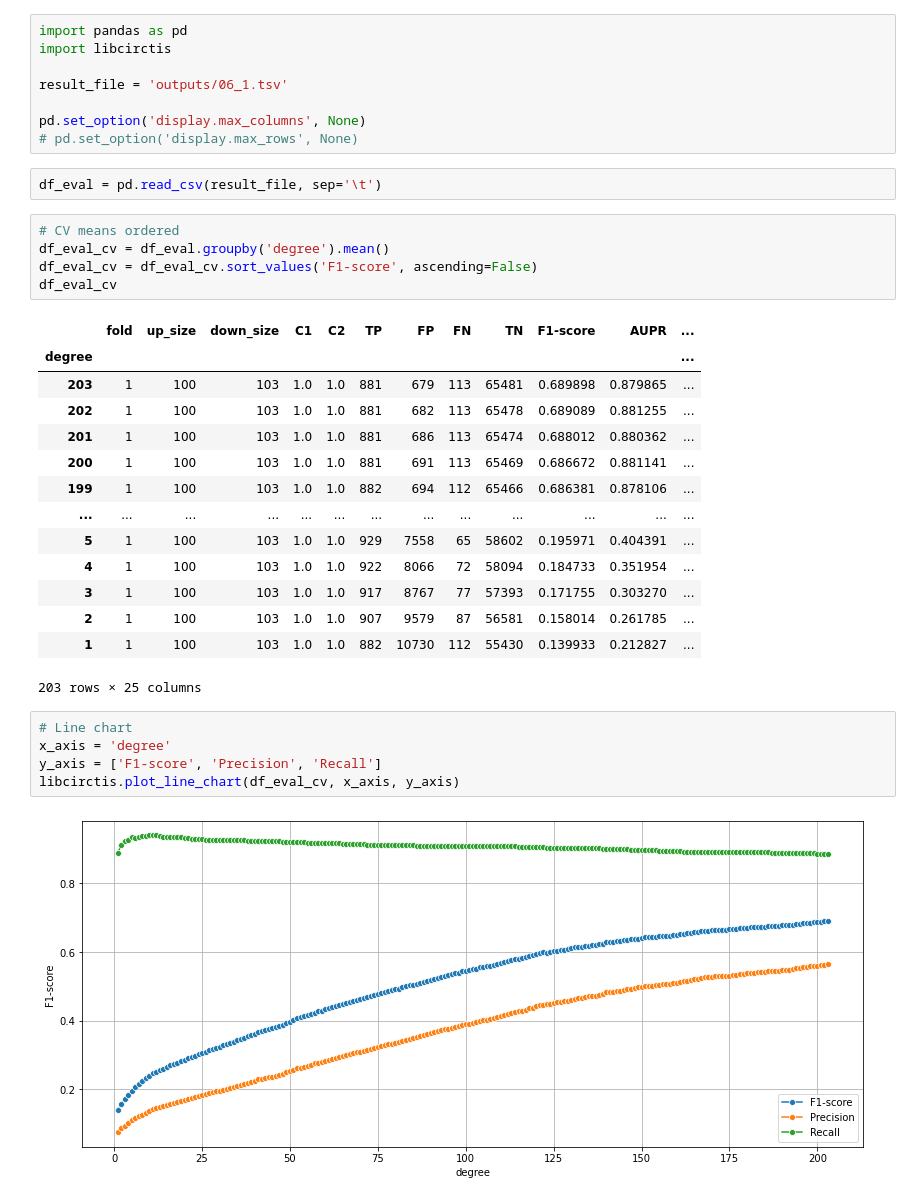
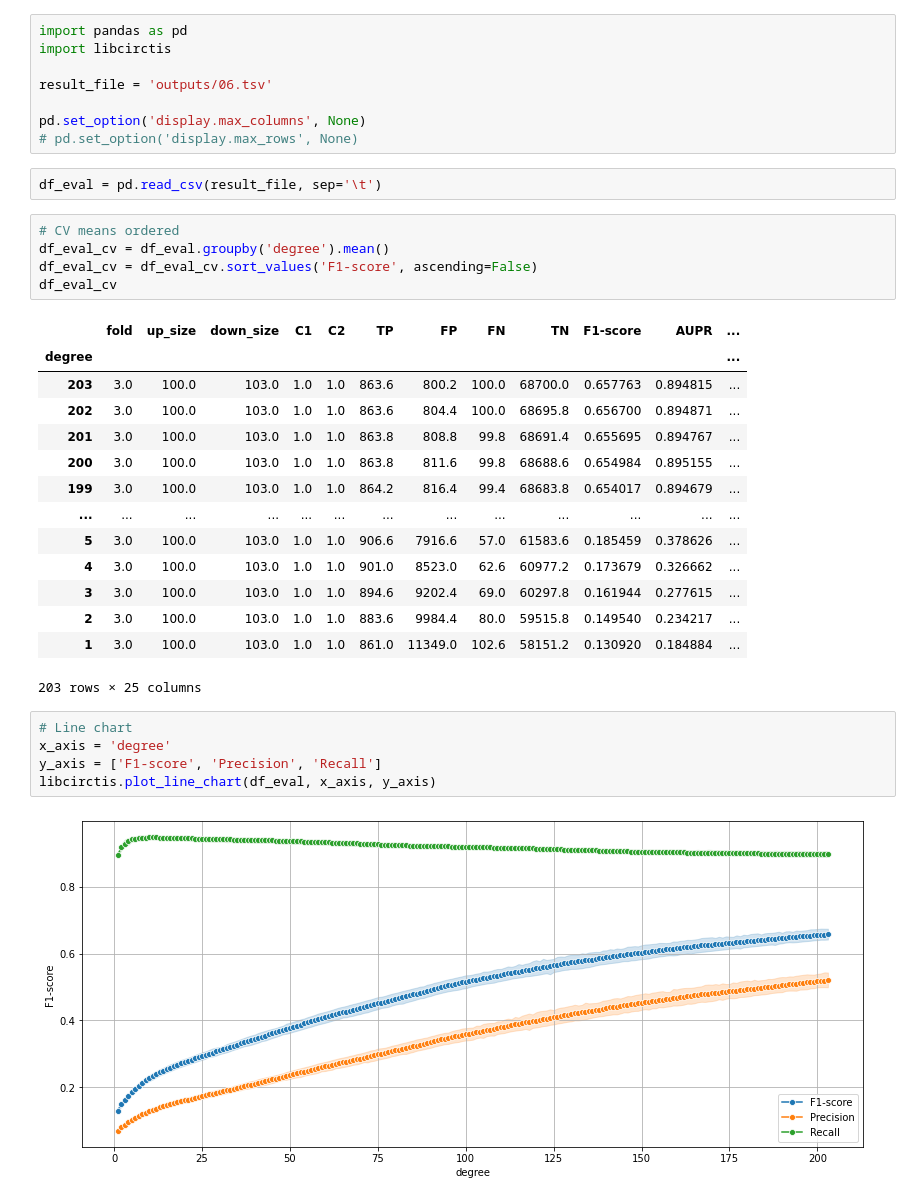
Before and after one commit to denilsonfbar/circTIS-exps-BSB2023, a Jupyter notebook: 06.2_WD_degree_selection_eval.ipynb, the cells around one changed output. Saved outputs shown, nothing was run; the diff lists cells and outputs as text.

```diff
--- a/06.2_WD_degree_selection_eval.ipynb
+++ b/06.2_WD_degree_selection_eval.ipynb
@@ -2,7 +2,7 @@
 import pandas as pd
 import libcirctis
 
-result_file = 'outputs/06_1.tsv'
+result_file = 'outputs/06.tsv'
 
 pd.set_option('display.max_columns', None)
 # pd.set_option('display.max_rows', None)
@@ -16,22 +16,22 @@ df_eval_cv
 # %% [output]
 |  | fold | up_size | down_size | C1 | C2 | TP | FP | FN | TN | F1-score | AUPR | ... |
 | degree |  |  |  |  |  |  |  |  |  |  |  | ... |
-| 203 | 1 | 100 | 103 | 1.0 | 1.0 | 881 | 679 | 113 | 65481 | 0.689898 | 0.879865 | ... |
-| 202 | 1 | 100 | 103 | 1.0 | 1.0 | 881 | 682 | 113 | 65478 | 0.689089 | 0.881255 | ... |
-| 201 | 1 | 100 | 103 | 1.0 | 1.0 | 881 | 686 | 113 | 65474 | 0.688012 | 0.880362 | ... |
-| 200 | 1 | 100 | 103 | 1.0 | 1.0 | 881 | 691 | 113 | 65469 | 0.686672 | 0.881141 | ... |
-| 199 | 1 | 100 | 103 | 1.0 | 1.0 | 882 | 694 | 112 | 65466 | 0.686381 | 0.878106 | ... |
+| 203 | 3.0 | 100.0 | 103.0 | 1.0 | 1.0 | 863.6 | 800.2 | 100.0 | 68700.0 | 0.657763 | 0.894815 | ... |
+| 202 | 3.0 | 100.0 | 103.0 | 1.0 | 1.0 | 863.6 | 804.4 | 100.0 | 68695.8 | 0.656700 | 0.894871 | ... |
+| 201 | 3.0 | 100.0 | 103.0 | 1.0 | 1.0 | 863.8 | 808.8 | 99.8 | 68691.4 | 0.655695 | 0.894767 | ... |
+| 200 | 3.0 | 100.0 | 103.0 | 1.0 | 1.0 | 863.8 | 811.6 | 99.8 | 68688.6 | 0.654984 | 0.895155 | ... |
+| 199 | 3.0 | 100.0 | 103.0 | 1.0 | 1.0 | 864.2 | 816.4 | 99.4 | 68683.8 | 0.654017 | 0.894679 | ... |
 | ... | ... | ... | ... | ... | ... | ... | ... | ... | ... | ... | ... | ... |
-| 5 | 1 | 100 | 103 | 1.0 | 1.0 | 929 | 7558 | 65 | 58602 | 0.195971 | 0.404391 | ... |
-| 4 | 1 | 100 | 103 | 1.0 | 1.0 | 922 | 8066 | 72 | 58094 | 0.184733 | 0.351954 | ... |
-| 3 | 1 | 100 | 103 | 1.0 | 1.0 | 917 | 8767 | 77 | 57393 | 0.171755 | 0.303270 | ... |
-| 2 | 1 | 100 | 103 | 1.0 | 1.0 | 907 | 9579 | 87 | 56581 | 0.158014 | 0.261785 | ... |
-| 1 | 1 | 100 | 103 | 1.0 | 1.0 | 882 | 10730 | 112 | 55430 | 0.139933 | 0.212827 | ... |
+| 5 | 3.0 | 100.0 | 103.0 | 1.0 | 1.0 | 906.6 | 7916.6 | 57.0 | 61583.6 | 0.185459 | 0.378626 | ... |
+| 4 | 3.0 | 100.0 | 103.0 | 1.0 | 1.0 | 901.0 | 8523.0 | 62.6 | 60977.2 | 0.173679 | 0.326662 | ... |
+| 3 | 3.0 | 100.0 | 103.0 | 1.0 | 1.0 | 894.6 | 9202.4 | 69.0 | 60297.8 | 0.161944 | 0.277615 | ... |
+| 2 | 3.0 | 100.0 | 103.0 | 1.0 | 1.0 | 883.6 | 9984.4 | 80.0 | 59515.8 | 0.149540 | 0.234217 | ... |
+| 1 | 3.0 | 100.0 | 103.0 | 1.0 | 1.0 | 861.0 | 11349.0 | 102.6 | 58151.2 | 0.130920 | 0.184884 | ... |
 203 rows × 25 columns
 # %%
 # Line chart
 x_axis = 'degree'
 y_axis = ['F1-score', 'Precision', 'Recall']
-libcirctis.plot_line_chart(df_eval_cv, x_axis, y_axis)
+libcirctis.plot_line_chart(df_eval, x_axis, y_axis)
 # %% [output]
-[figure, old version]
+[figure, new version]
```
Also changed, not shown: 2 other files.
